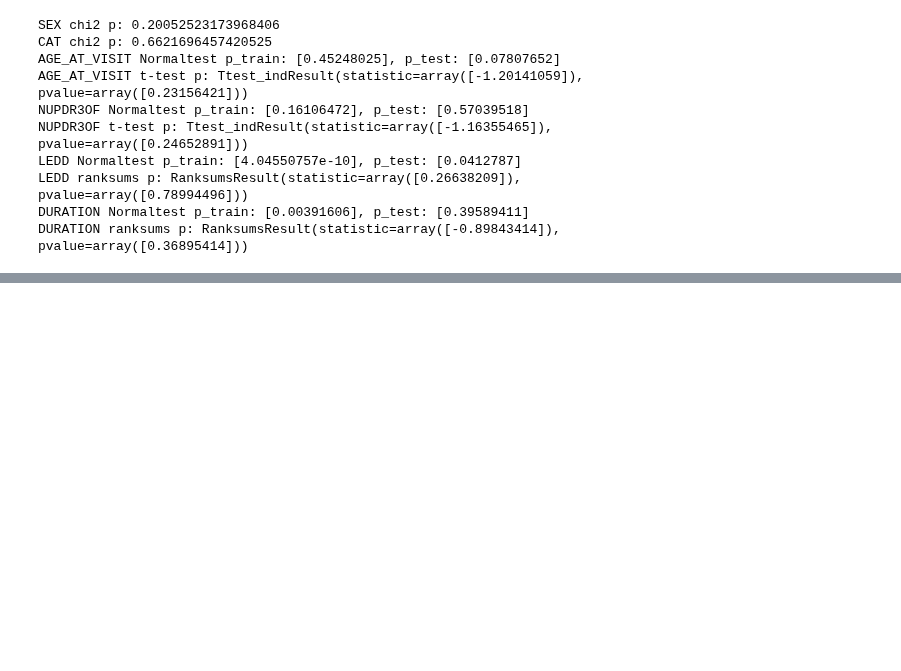
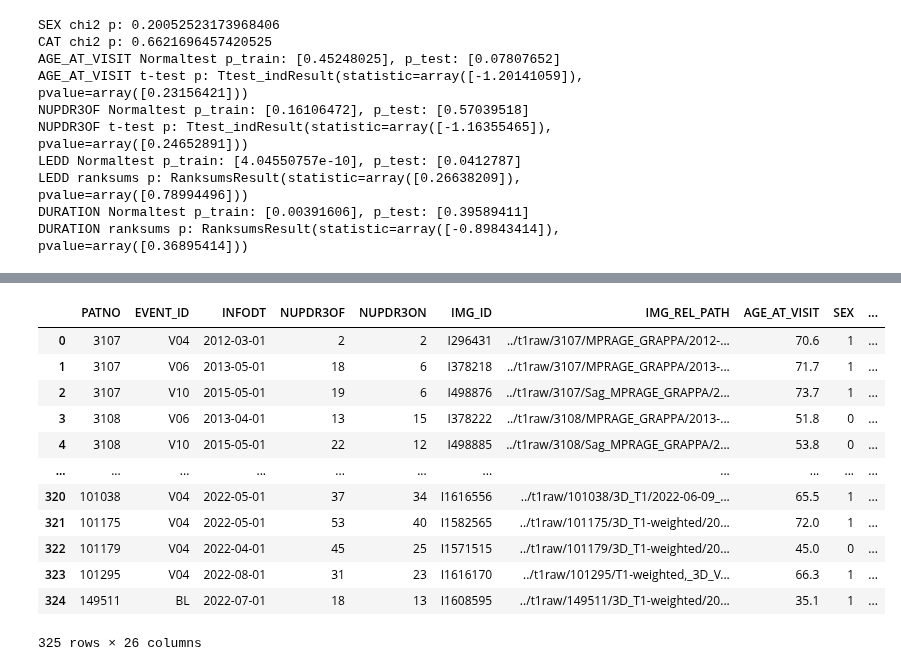
Before and after one commit to Biobots/Levodopa_Parkinson_MRI, a Jupyter notebook: split.ipynb, the cells around one changed output, grey strips where cells are left out. Cells and saved outputs as stored; diff of their text form; code cells hidden in the pictures; blank space fills up the shorter version.

```diff
--- a/split.ipynb
+++ b/split.ipynb
@@ -111,3 +111,15 @@ data_config['p_test_index'] = data.iloc[test_inds]['index'].tolist()
 import json
 with open(os.path.join('pipe', 'data_config.json'), 'w+', encoding="utf-8") as f:
         json.dump(data_config, f, ensure_ascii=False, indent=4)
+# %%
+data_config = getConfig('data')
+group = data_config['data_group']
+data = getDataPandas()
+data = data.sample(frac=1, random_state=1)
+data = data.drop_duplicates(subset=['PATNO', 'EVENT_ID'], keep='first')
+data = data.drop(data[data['NUPDR3OF'] < 5].index)
+data = data.drop(data[data['LEDD'] > 5000].index)
+data['KEY'] = data['PATNO'].astype(str) + data['EVENT_ID']
+#data = data.reset_index()
+# %%
+data['CAT10'] = pd.qcut(data['SCORE'], 10, labels=[i for i in range(10)])
@@ -113,0 +172,20 @@ with open(os.path.join('pipe', 'data_config.json'), 'w+', encoding="utf-8") as f
+# %%
+ori = getDataPandas()
+# %%
+ori['CAT10'] = data['CAT10']
+# %%
+ori
+# %% [output]
+|  | PATNO | EVENT_ID | INFODT | NUPDR3OF | NUPDR3ON | IMG_ID | IMG_REL_PATH | AGE_AT_VISIT | SEX | ... |
+| 0 | 3107 | V04 | 2012-03-01 | 2 | 2 | I296431 | ../t1raw/3107/MPRAGE_GRAPPA/2012-... | 70.6 | 1 | ... |
+| 1 | 3107 | V06 | 2013-05-01 | 18 | 6 | I378218 | ../t1raw/3107/MPRAGE_GRAPPA/2013-... | 71.7 | 1 | ... |
+| 2 | 3107 | V10 | 2015-05-01 | 19 | 6 | I498876 | ../t1raw/3107/Sag_MPRAGE_GRAPPA/2... | 73.7 | 1 | ... |
+| 3 | 3108 | V06 | 2013-04-01 | 13 | 15 | I378222 | ../t1raw/3108/MPRAGE_GRAPPA/2013-... | 51.8 | 0 | ... |
+| 4 | 3108 | V10 | 2015-05-01 | 22 | 12 | I498885 | ../t1raw/3108/Sag_MPRAGE_GRAPPA/2... | 53.8 | 0 | ... |
+| ... | ... | ... | ... | ... | ... | ... | ... | ... | ... | ... |
+| 320 | 101038 | V04 | 2022-05-01 | 37 | 34 | I1616556 | ../t1raw/101038/3D_T1/2022-06-09_... | 65.5 | 1 | ... |
+| 321 | 101175 | V04 | 2022-05-01 | 53 | 40 | I1582565 | ../t1raw/101175/3D_T1-weighted/20... | 72.0 | 1 | ... |
+| 322 | 101179 | V04 | 2022-04-01 | 45 | 25 | I1571515 | ../t1raw/101179/3D_T1-weighted/20... | 45.0 | 0 | ... |
+| 323 | 101295 | V04 | 2022-08-01 | 31 | 23 | I1616170 | ../t1raw/101295/T1-weighted,_3D_V... | 66.3 | 1 | ... |
+| 324 | 149511 | BL | 2022-07-01 | 18 | 13 | I1608595 | ../t1raw/149511/3D_T1-weighted/20... | 35.1 | 1 | ... |
+325 rows × 26 columns
```
Also changed, not shown: parts of 7 cells of this notebook, 5 other files.
